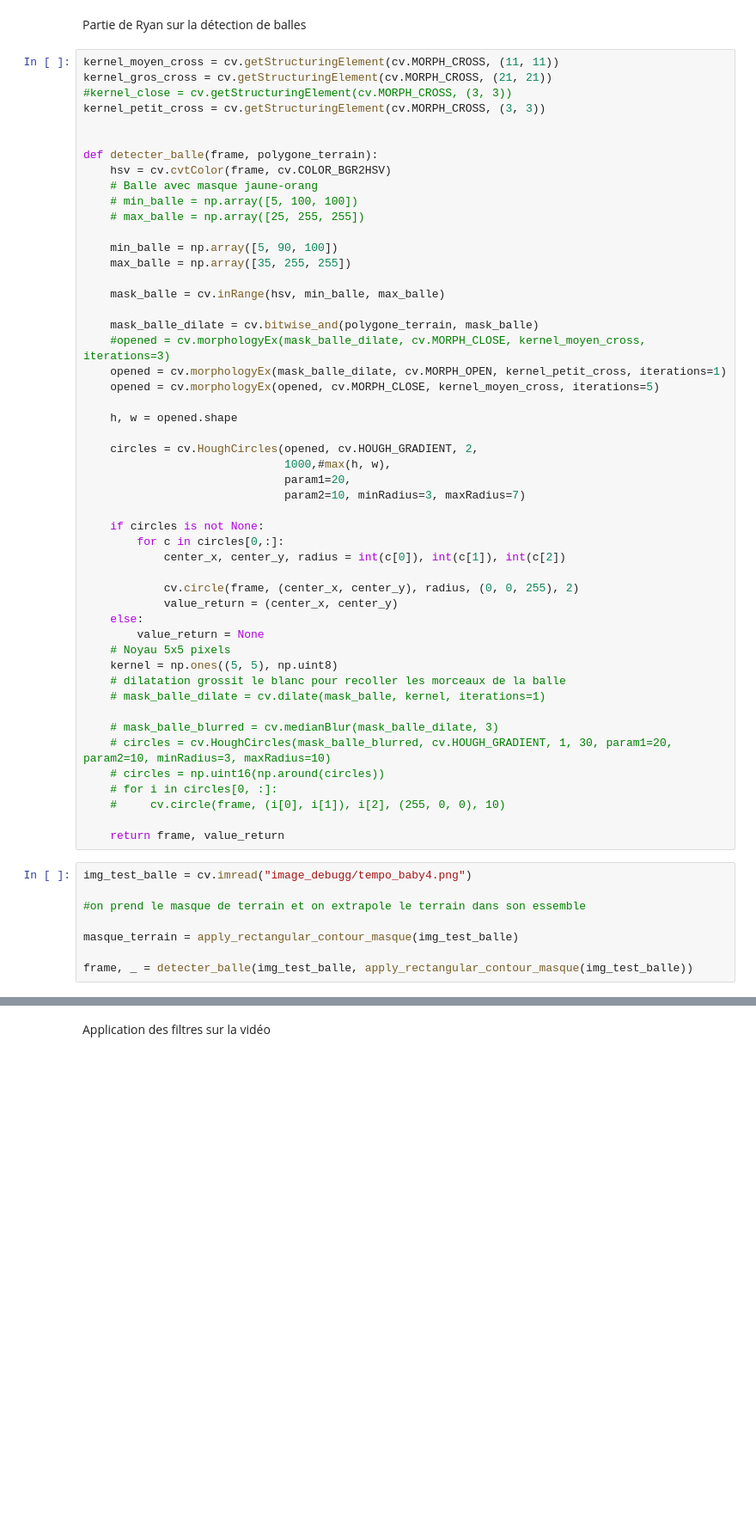
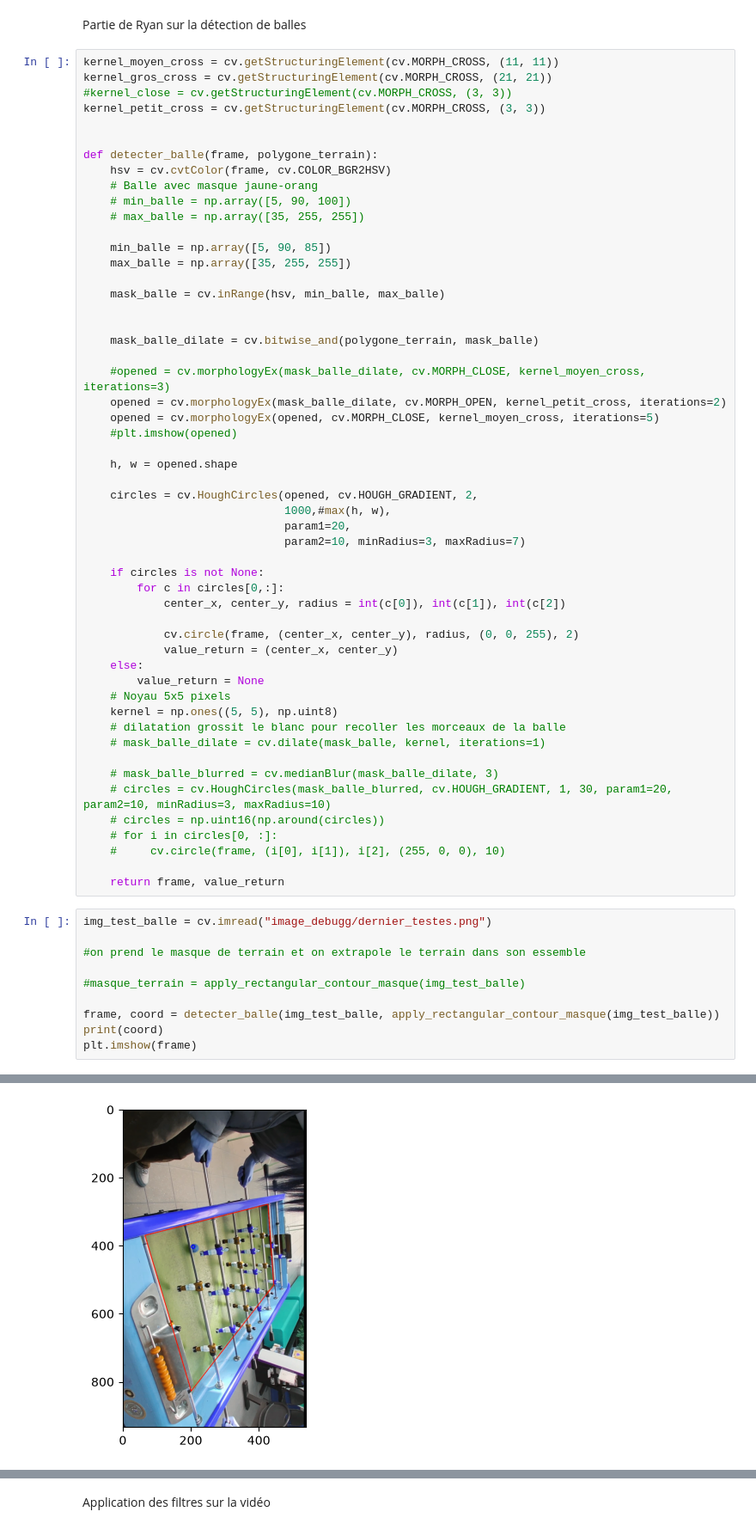
Before and after one commit to Rbyaarnrault/Babyfoot_Tracking, a Jupyter notebook: projet_paul_tracking_terrain.ipynb, the cells around one changed output, grey strips where cells are left out. Shown at 86% size. Cells and saved outputs as stored; diff of their text form; blank space fills up the shorter version.

```diff
--- a/projet_paul_tracking_terrain.ipynb
+++ b/projet_paul_tracking_terrain.ipynb
@@ -153,18 +135,21 @@ kernel_petit_cross = cv.getStructuringElement(cv.MORPH_CROSS, (3, 3))
 def detecter_balle(frame, polygone_terrain):
     hsv = cv.cvtColor(frame, cv.COLOR_BGR2HSV)
     # Balle avec masque jaune-orang
-    # min_balle = np.array([5, 100, 100])
-    # max_balle = np.array([25, 255, 255])
+    # min_balle = np.array([5, 90, 100])
+    # max_balle = np.array([35, 255, 255])
 
-    min_balle = np.array([5, 90, 100])
+    min_balle = np.array([5, 90, 85])
     max_balle = np.array([35, 255, 255])
 
     mask_balle = cv.inRange(hsv, min_balle, max_balle)
 
+
     mask_balle_dilate = cv.bitwise_and(polygone_terrain, mask_balle)
+
     #opened = cv.morphologyEx(mask_balle_dilate, cv.MORPH_CLOSE, kernel_moyen_cross, iterations=3)
-    opened = cv.morphologyEx(mask_balle_dilate, cv.MORPH_OPEN, kernel_petit_cross, iterations=1)
+    opened = cv.morphologyEx(mask_balle_dilate, cv.MORPH_OPEN, kernel_petit_cross, iterations=2)
     opened = cv.morphologyEx(opened, cv.MORPH_CLOSE, kernel_moyen_cross, iterations=5)
+    #plt.imshow(opened)
 
     h, w = opened.shape
 
@@ -194,10 +179,13 @@ def detecter_balle(frame, polygone_terrain):
 
     return frame, value_return
 # %%
-img_test_balle = cv.imread("image_debugg/tempo_baby4.png")
+img_test_balle = cv.imread("image_debugg/dernier_testes.png")
 
 #on prend le masque de terrain et on extrapole le terrain dans son essemble
 
-masque_terrain = apply_rectangular_contour_masque(img_test_balle)
+#masque_terrain = apply_rectangular_contour_masque(img_test_balle)
 
-frame, _ = detecter_balle(img_test_balle, apply_rectangular_contour_masque(img_test_balle))
+frame, coord = detecter_balle(img_test_balle, apply_rectangular_contour_masque(img_test_balle))
+print(coord)
+plt.imshow(frame)
+# %% [output]
@@ -204,3 +194,4 @@ frame, _ = detecter_balle(img_test_balle, apply_rectangular_contour_masque(img_t
+[figure, added]
 # %%
 def creer_kalman(x, y):
     kf = cv.KalmanFilter(4, 2)
```
Also changed, not shown: parts of 9 cells of this notebook.
